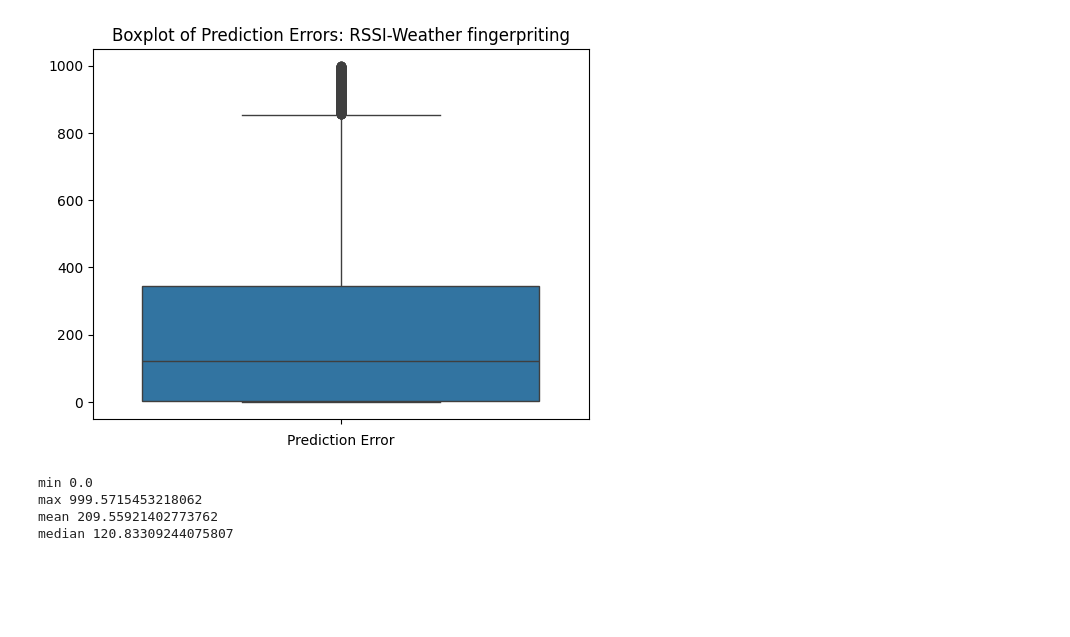
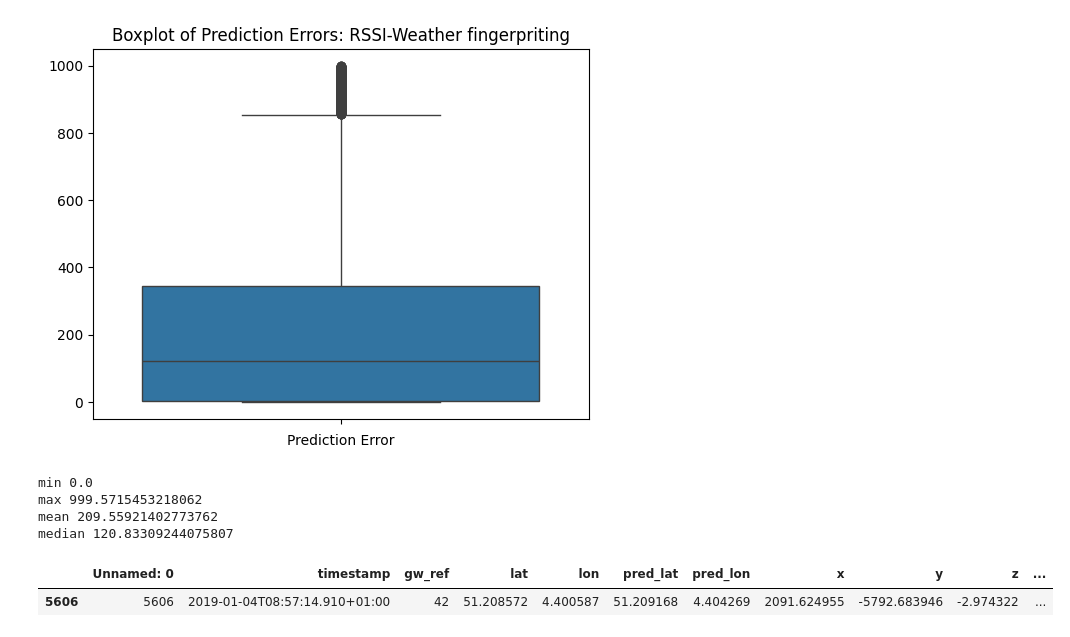
Before and after one commit to sudipbarua/Localization-leveraging-LoRaWAN, a Jupyter notebook: RSSI_fingerprinting_TDoA_Estimation/files/result_analysis.ipynb, the cells around one changed output. Saved outputs shown, nothing was run; the diff lists cells and outputs as text; code cells hidden in the pictures; blank space fills up the shorter version.

```diff
--- a/RSSI_fingerprinting_TDoA_Estimation/files/result_analysis.ipynb
+++ b/RSSI_fingerprinting_TDoA_Estimation/files/result_analysis.ipynb
@@ -94,3 +95,8 @@ min 0.0
 max 999.5715453218062
 mean 209.55921402773762
 median 120.83309244075807
+# %%
+r[r['gw_ref']==42]
+# %% [output]
+|  | Unnamed: 0 | timestamp | gw_ref | lat | lon | pred_lat | pred_lon | x | y | z | ... |
+| 5606 | 5606 | 2019-01-04T08:57:14.910+01:00 | 42 | 51.208572 | 4.400587 | 51.209168 | 4.404269 | 2091.624955 | -5792.683946 | -2.974322 | ... |
```
Also changed, not shown: parts of 4 cells of this notebook, 4 other files.
